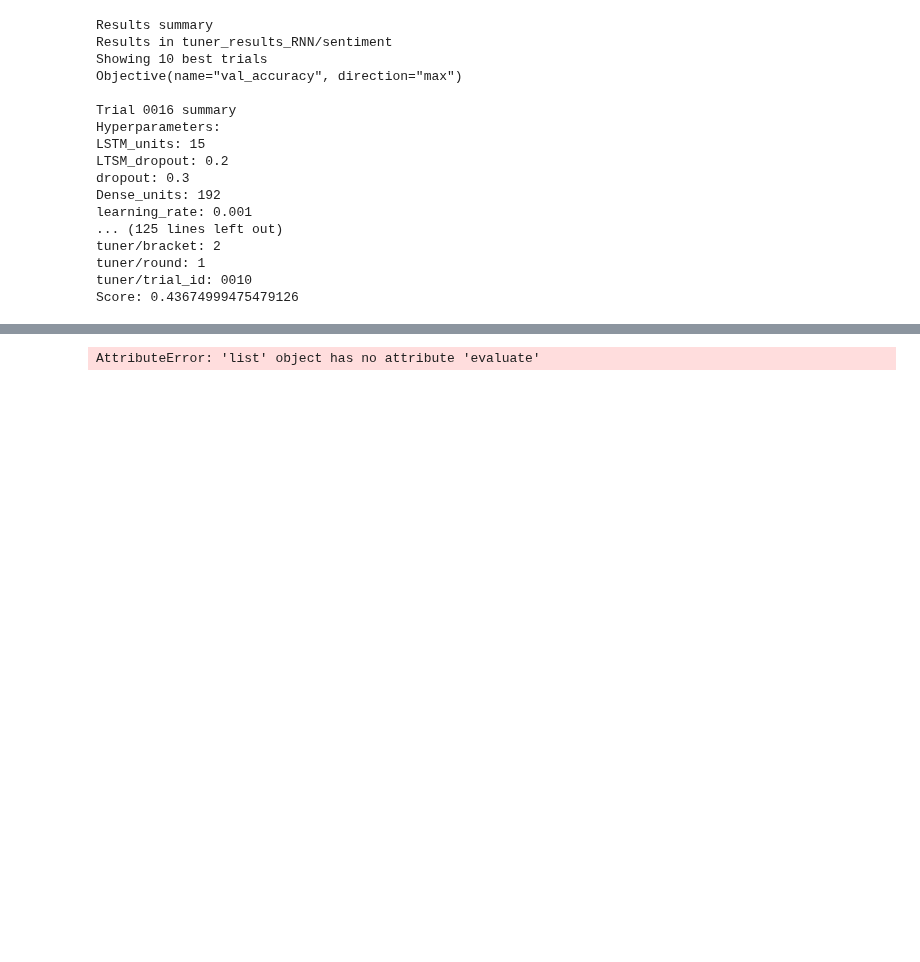
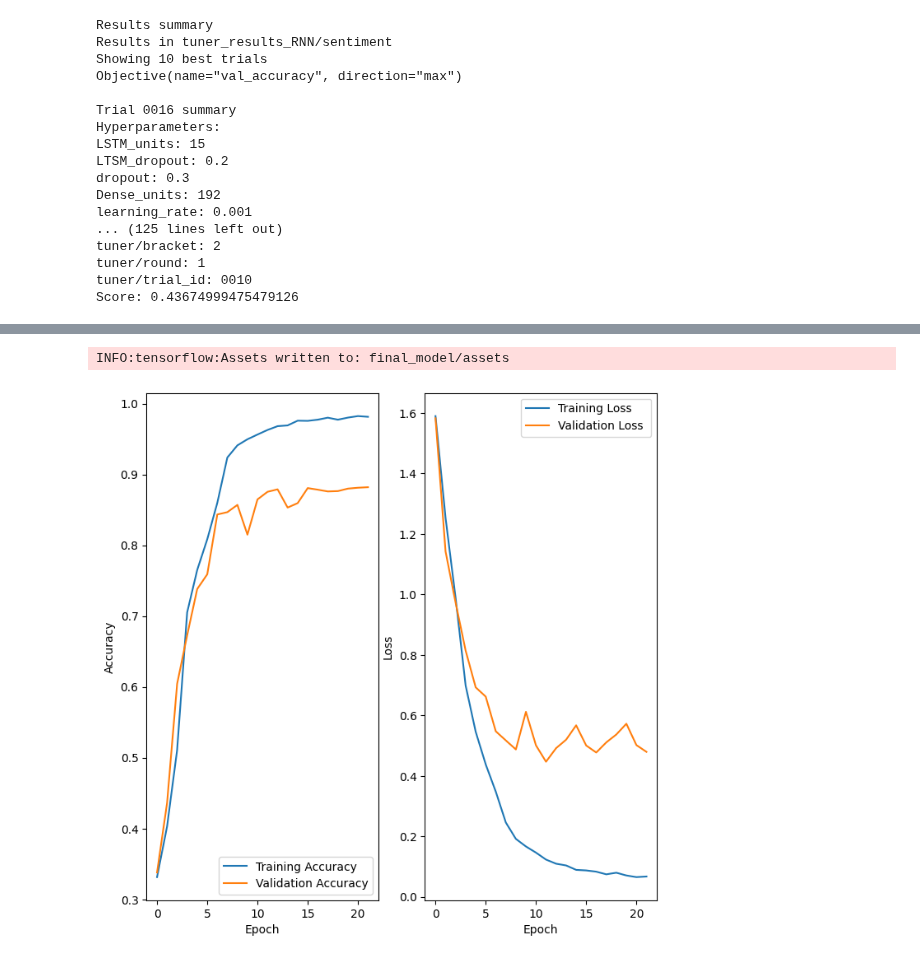
Before and after one commit to SCGlass/deep_learning, a Jupyter notebook: Lab_RNN/RNN_lab_2.ipynb, the cells around one changed output, grey strips where cells are left out. Drawn from its saved outputs; the diff is of its cells as text; code cells hidden in the pictures; blank space fills up the shorter version.

```diff
--- a/Lab_RNN/RNN_lab_2.ipynb
+++ b/Lab_RNN/RNN_lab_2.ipynb
@@ -653,7 +656,7 @@ Score: 0.43674999475479126
 best_hypermodel = tuner.hypermodel.build(best_hyperparameters)
 
 
-early_stopping = EarlyStopping(monitor="val_loss", mode="min", verbose=1, patience=3)
+early_stopping = EarlyStopping(monitor="val_loss", mode="min", verbose=1, patience=10)
 
 history_1 = best_hypermodel.fit(X_train, y_train,
                     validation_data=(X_val,y_val),
@@ -668,16 +671,18 @@ plt.figure(figsize=(8, 8))
 
 plt.subplot(1, 2, 1)
 plt.plot(history_1.history["accuracy"], label="Training Accuracy")
-plt.plot(history_1.history_1["val_accuracy"], label="Validation Accuracy")
+plt.plot(history_1.history["val_accuracy"], label="Validation Accuracy")
 plt.xlabel("Epoch")
 plt.ylabel("Accuracy")
 plt.legend()
 
 plt.subplot(1, 2, 2)
-plt.plot(history.history["loss"], label="Training Loss")
-plt.plot(history.history["val_loss"], label="Validation Loss ")
+plt.plot(history_1.history["loss"], label="Training Loss")
+plt.plot(history_1.history["val_loss"], label="Validation Loss ")
 plt.xlabel("Epoch")
 plt.ylabel("Loss")
 plt.legend()
+
+best_hypermodel.save("final_model")
 # %% [output]
 Epoch 1/50
@@ -700 +705,2 @@ Epoch 16: early stopping
-AttributeError: 'list' object has no attribute 'evaluate'
+INFO:tensorflow:Assets written to: final_model/assets
+[figure, added]
```
Also changed, not shown: parts of 6 cells of this notebook, 2 other files.
